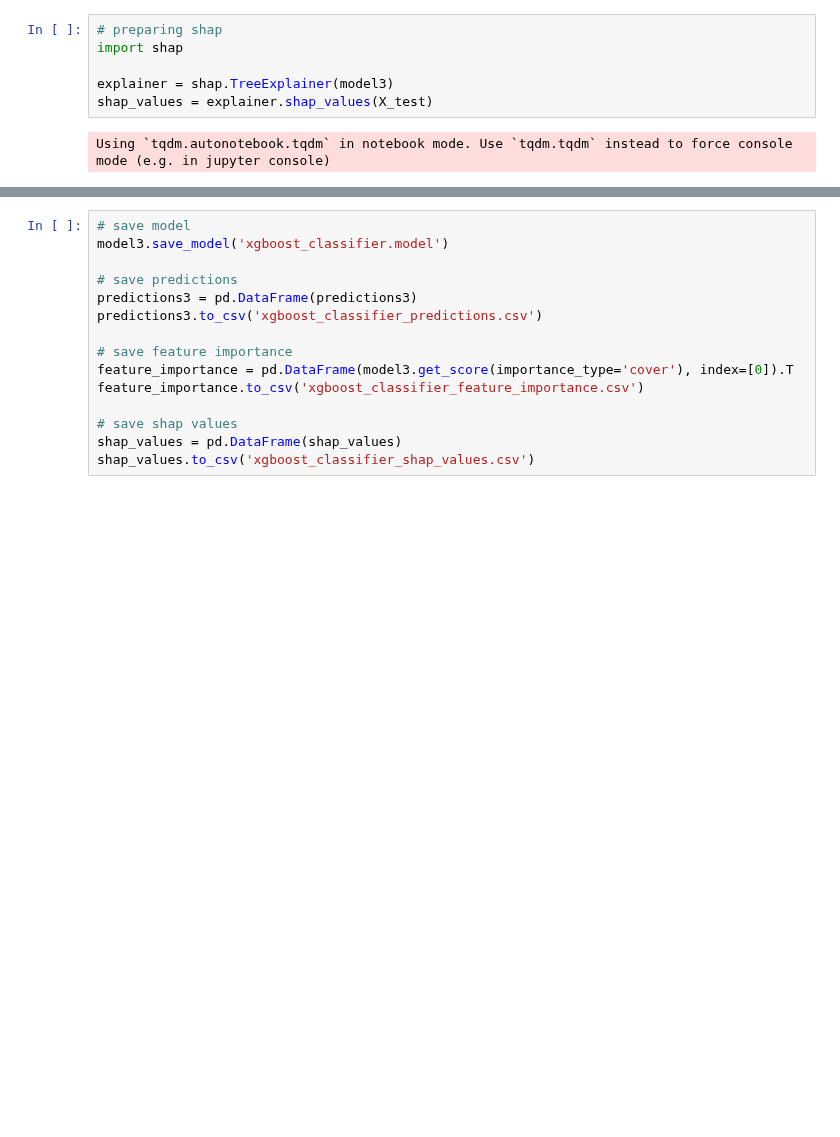
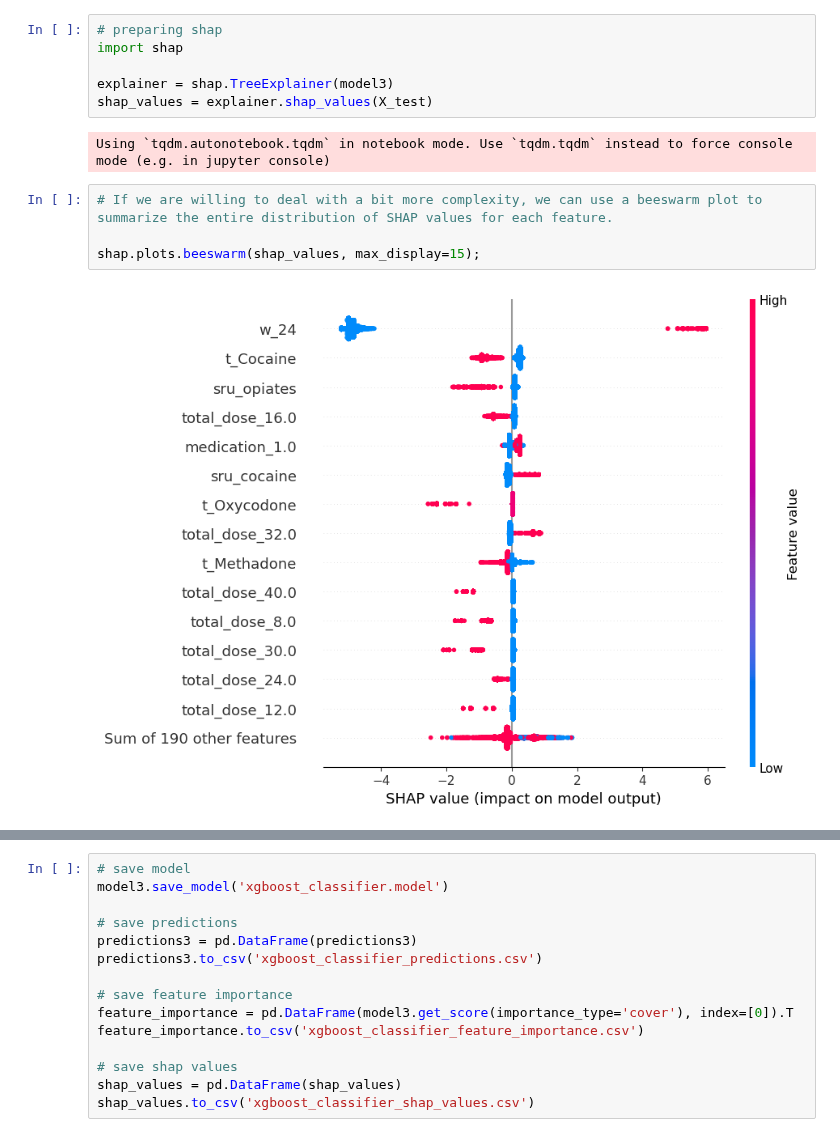
Before and after one commit to DanHerman212/oud_treatment_outcome, a Jupyter notebook: notebooks/Level_4_modeling/4_xgboost_classifier.ipynb, the cells around one changed output, grey strips where cells are left out. Drawn from its saved outputs; the diff is of its cells as text; blank space fills up the shorter version.

```diff
--- a/notebooks/Level_4_modeling/4_xgboost_classifier.ipynb
+++ b/notebooks/Level_4_modeling/4_xgboost_classifier.ipynb
@@ -287,3 +287,9 @@ explainer = shap.TreeExplainer(model3)
 shap_values = explainer.shap_values(X_test)
 # %% [output]
 Using `tqdm.autonotebook.tqdm` in notebook mode. Use `tqdm.tqdm` instead to force console mode (e.g. in jupyter console)
+# %%
+# If we are willing to deal with a bit more complexity, we can use a beeswarm plot to summarize the entire distribution of SHAP values for each feature.
+
+shap.plots.beeswarm(shap_values, max_display=15);
+# %% [output]
+[figure, added]
```
Also changed, not shown: parts of 10 cells of this notebook.
